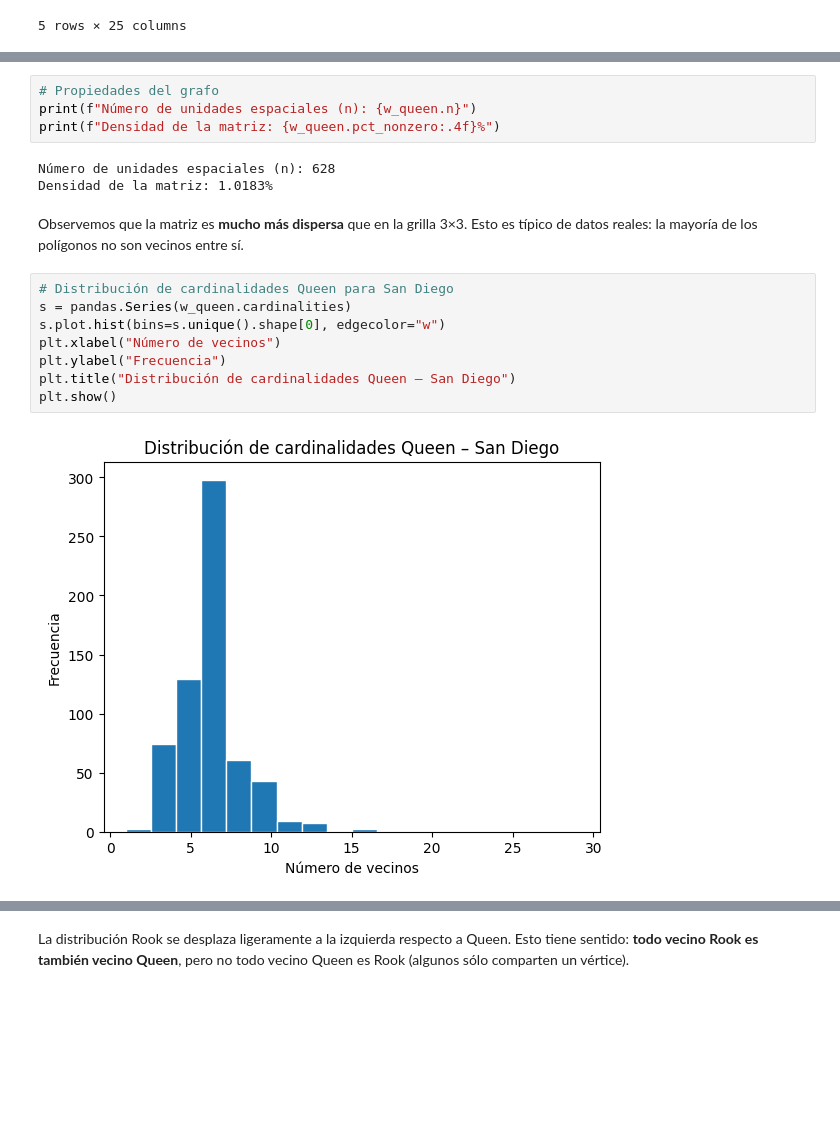
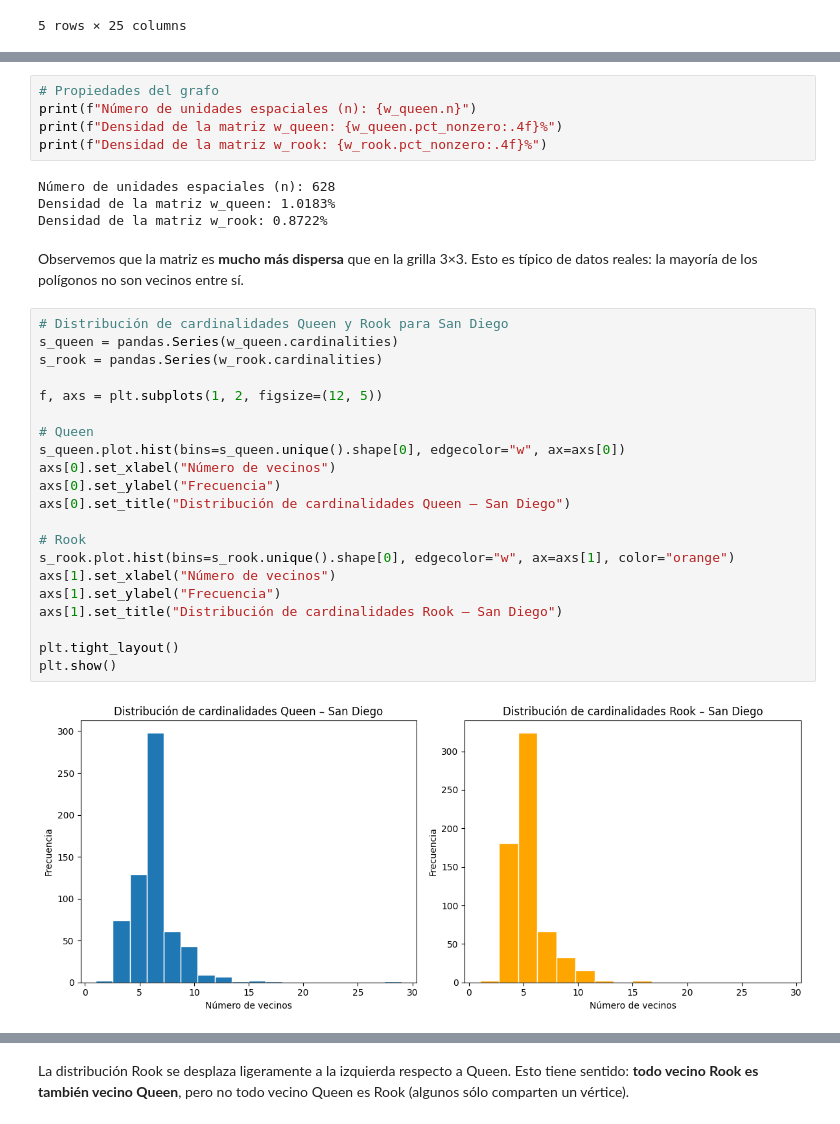
Before and after one commit to daniopitz/geodata, a Jupyter notebook: 02_pesos_espaciales.ipynb, the cells around one changed output, grey strips where cells are left out. Saved outputs shown, nothing was run; the diff lists cells and outputs as text; blank space fills up the shorter version.

```diff
--- a/02_pesos_espaciales.ipynb
+++ b/02_pesos_espaciales.ipynb
@@ -349,19 +359,34 @@ plt.show()
 # %%
 # Propiedades del grafo
 print(f"Número de unidades espaciales (n): {w_queen.n}")
-print(f"Densidad de la matriz: {w_queen.pct_nonzero:.4f}%")
+print(f"Densidad de la matriz w_queen: {w_queen.pct_nonzero:.4f}%")
+print(f"Densidad de la matriz w_rook: {w_rook.pct_nonzero:.4f}%")
 # %% [output]
 Número de unidades espaciales (n): 628
-Densidad de la matriz: 1.0183%
+Densidad de la matriz w_queen: 1.0183%
+Densidad de la matriz w_rook: 0.8722%
 # %% [markdown]
 Observemos que la matriz es **mucho más dispersa** que en la grilla 3×3. Esto es típico de datos reales: la mayoría de los polígonos no son vecinos entre sí.
 # %%
-# Distribución de cardinalidades Queen para San Diego
-s = pandas.Series(w_queen.cardinalities)
-s.plot.hist(bins=s.unique().shape[0], edgecolor="w")
-plt.xlabel("Número de vecinos")
-plt.ylabel("Frecuencia")
-plt.title("Distribución de cardinalidades Queen – San Diego")
+# Distribución de cardinalidades Queen y Rook para San Diego
+s_queen = pandas.Series(w_queen.cardinalities)
+s_rook = pandas.Series(w_rook.cardinalities)
+
+f, axs = plt.subplots(1, 2, figsize=(12, 5))
+
+# Queen
+s_queen.plot.hist(bins=s_queen.unique().shape[0], edgecolor="w", ax=axs[0])
+axs[0].set_xlabel("Número de vecinos")
+axs[0].set_ylabel("Frecuencia")
+axs[0].set_title("Distribución de cardinalidades Queen – San Diego")
+
+# Rook
+s_rook.plot.hist(bins=s_rook.unique().shape[0], edgecolor="w", ax=axs[1], color="orange")
+axs[1].set_xlabel("Número de vecinos")
+axs[1].set_ylabel("Frecuencia")
+axs[1].set_title("Distribución de cardinalidades Rook – San Diego")
+
+plt.tight_layout()
 plt.show()
 # %% [output]
-[figure, old version]
+[figure, new version]
```
Also changed, not shown: parts of 19 cells of this notebook.
